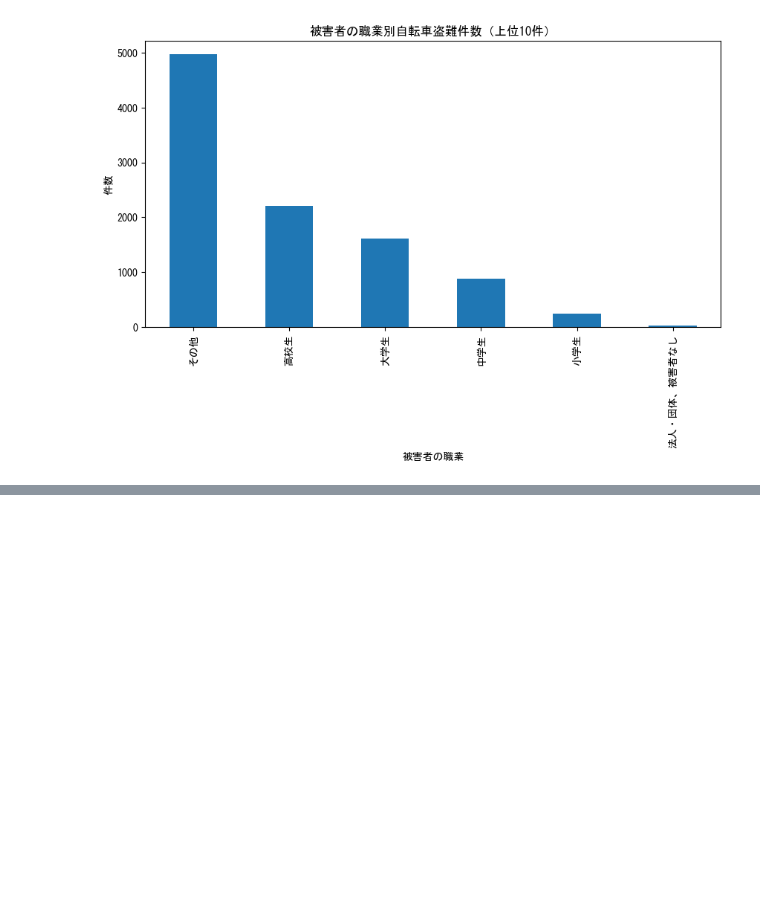
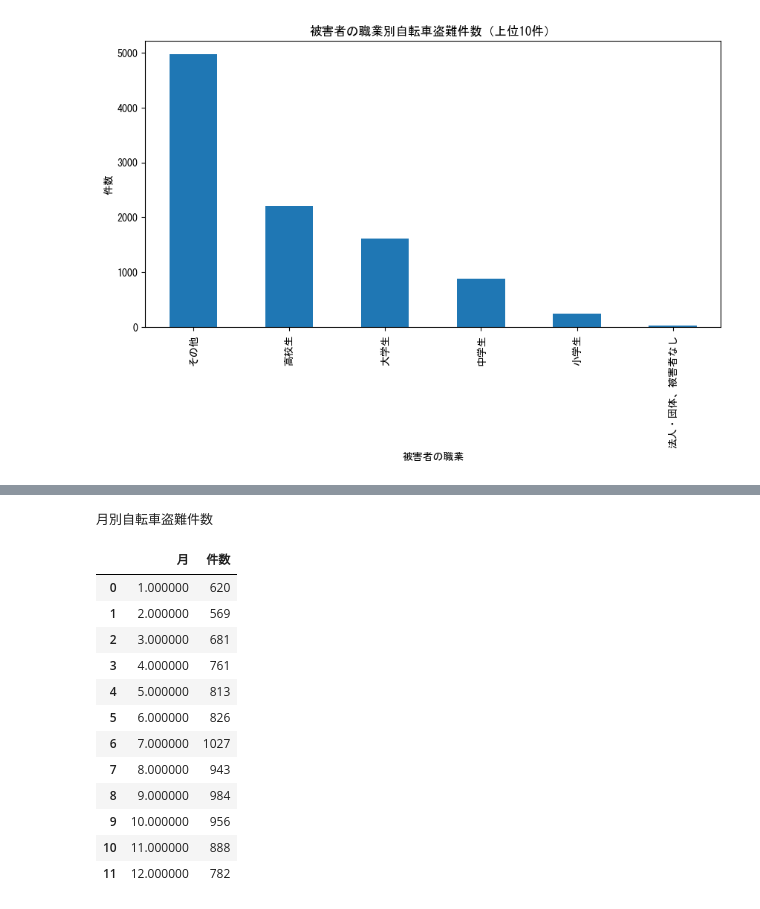
Before and after one commit to a250857y-code/me, a Jupyter notebook: week8/jitensha.ipynb, the cells around one changed output, grey strips where cells are left out. Saved outputs shown, nothing was run; the diff lists cells and outputs as text; code cells hidden in the pictures; blank space fills up the shorter version.

```diff
--- a/week8/jitensha.ipynb
+++ b/week8/jitensha.ipynb
@@ -152,0 +176,20 @@ plt.show()
+# %%
+monthly_counts = df.groupby('月').size().reset_index(name='件数')
+monthly_counts.style.set_caption("月別自転車盗難件数").set_table_styles([
+    {'selector': 'caption', 'props': [('font-size', '16px'), ('font-weight', 'bold')]}
+])
+# %% [output]
+月別自転車盗難件数
+|  | 月 | 件数 |
+| 0 | 1.000000 | 620 |
+| 1 | 2.000000 | 569 |
+| 2 | 3.000000 | 681 |
+| 3 | 4.000000 | 761 |
+| 4 | 5.000000 | 813 |
+| 5 | 6.000000 | 826 |
+| 6 | 7.000000 | 1027 |
+| 7 | 8.000000 | 943 |
+| 8 | 9.000000 | 984 |
+| 9 | 10.000000 | 956 |
+| 10 | 11.000000 | 888 |
+| 11 | 12.000000 | 782 |
```
Also changed, not shown: parts of 1 cell of this notebook.
